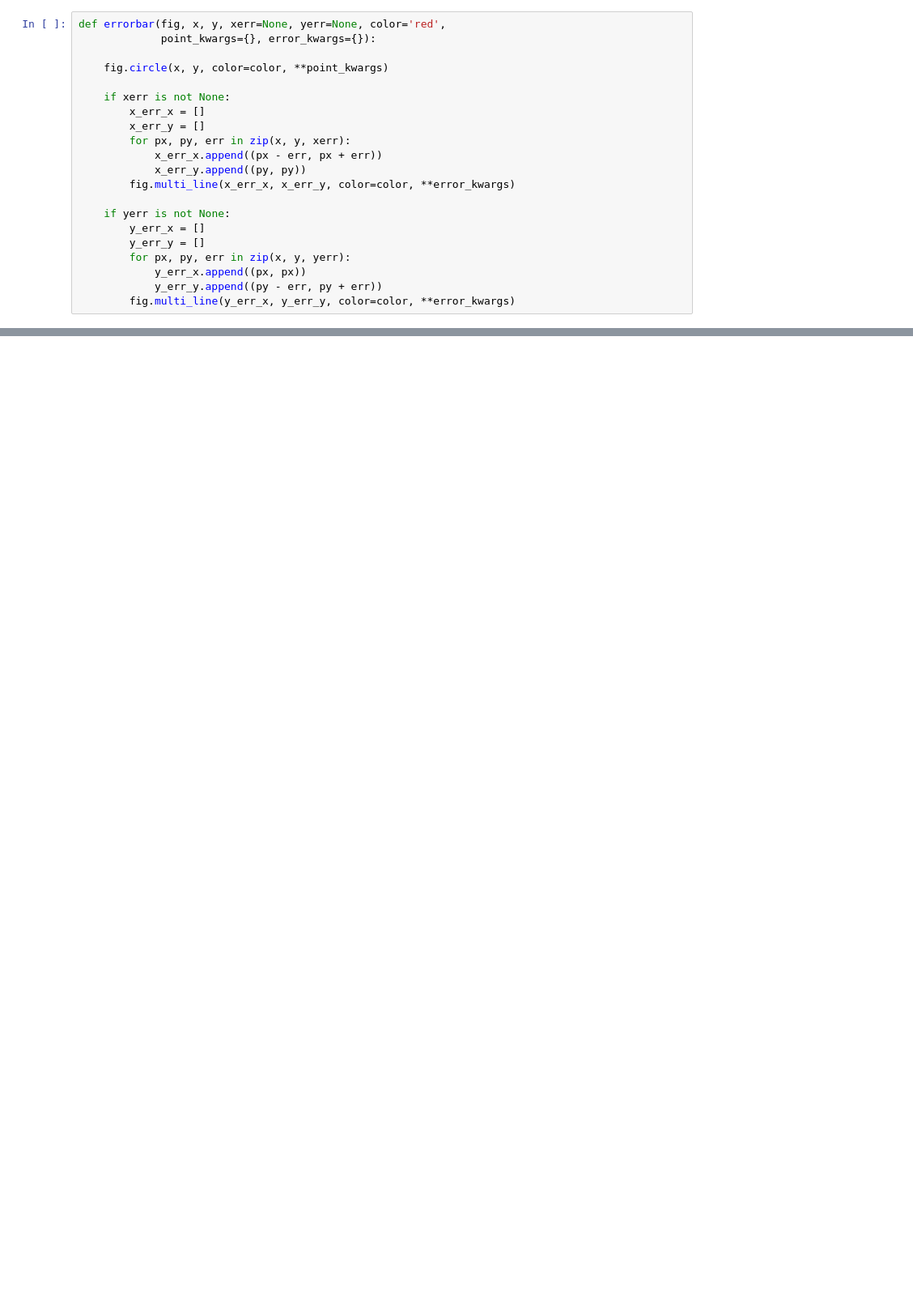
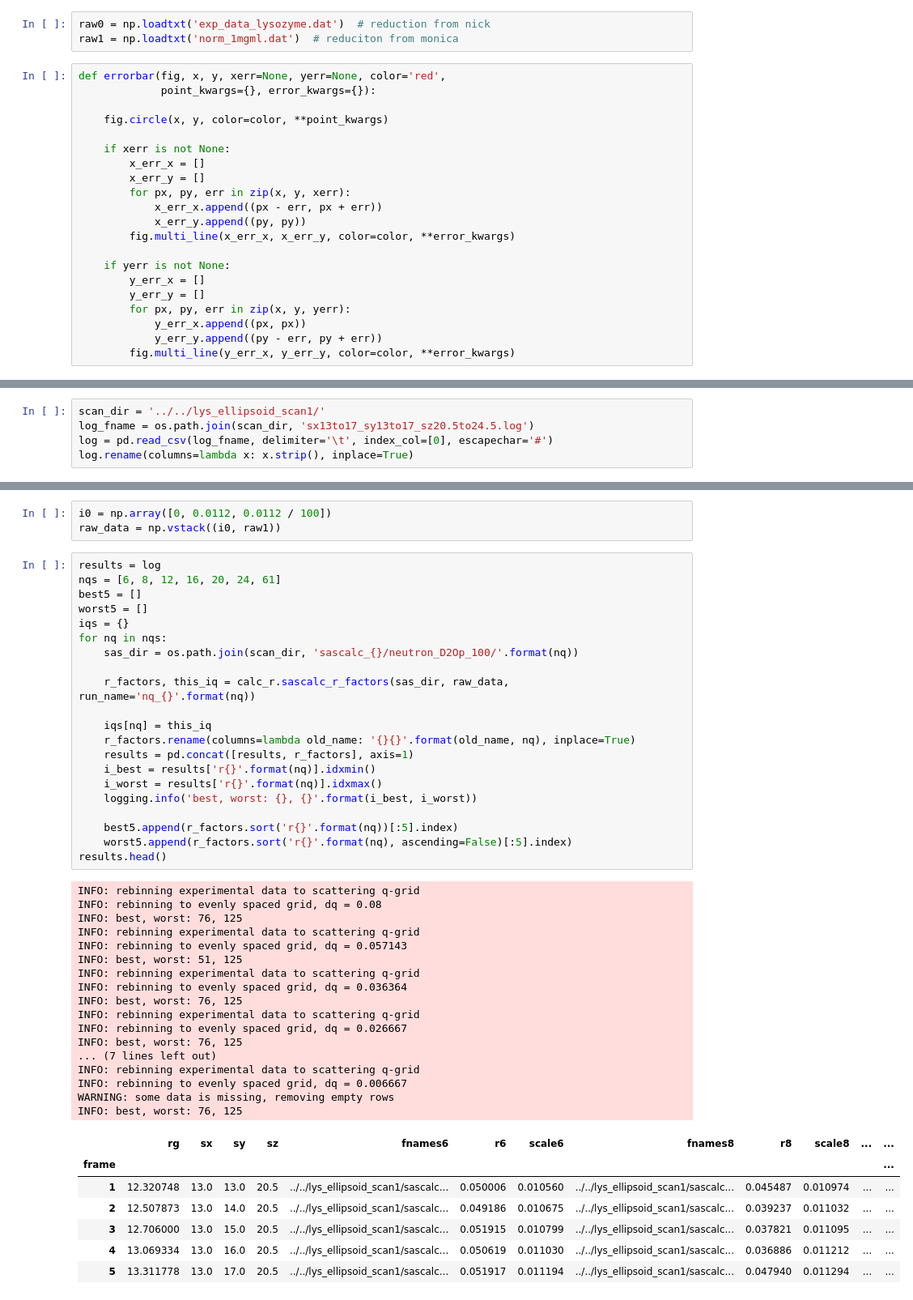
Before and after one commit to StevenCHowell/ellipsoid_simulations, a Jupyter notebook: sch_geometric_models/data/exp_lys/Rebin and Match Lysozyme Data.ipynb, the cells around one changed output, grey strips where cells are left out. Shown at 81% size. Cells and saved outputs as stored; diff of their text form; blank space fills up the shorter version.

Commit message:
rebin in the r-factor calculator

```diff
--- a/sch_geometric_models/data/exp_lys/Rebin and Match Lysozyme Data.ipynb
+++ b/sch_geometric_models/data/exp_lys/Rebin and Match Lysozyme Data.ipynb
@@ -19,3 +27,6 @@ raw = np.loadtxt('exp_data_lysozyme.dat')
+# %%
+raw0 = np.loadtxt('exp_data_lysozyme.dat')  # reduction from nick
+raw1 = np.loadtxt('norm_1mgml.dat')  # reduciton from monica
 # %%
 def errorbar(fig, x, y, xerr=None, yerr=None, color='red',
              point_kwargs={}, error_kwargs={}):
@@ -161,0 +134,5 @@ GlyphRenderer(id='86afac34-0a95-4bd7-b811-71117ea296ab', ...)
+# %%
+scan_dir = '../../lys_ellipsoid_scan1/'
+log_fname = os.path.join(scan_dir, 'sx13to17_sy13to17_sz20.5to24.5.log')
+log = pd.read_csv(log_fname, delimiter='\t', index_col=[0], escapechar='#')
+log.rename(columns=lambda x: x.strip(), inplace=True)
@@ -161,0 +149,49 @@ GlyphRenderer(id='86afac34-0a95-4bd7-b811-71117ea296ab', ...)
+# %%
+i0 = np.array([0, 0.0112, 0.0112 / 100])
+raw_data = np.vstack((i0, raw1))
+# %%
+results = log
+nqs = [6, 8, 12, 16, 20, 24, 61]
+best5 = []
+worst5 = []
+iqs = {}
+for nq in nqs:
+    sas_dir = os.path.join(scan_dir, 'sascalc_{}/neutron_D2Op_100/'.format(nq))
+
+    r_factors, this_iq = calc_r.sascalc_r_factors(sas_dir, raw_data, run_name='nq_{}'.format(nq))
+
+    iqs[nq] = this_iq
+    r_factors.rename(columns=lambda old_name: '{}{}'.format(old_name, nq), inplace=True)
+    results = pd.concat([results, r_factors], axis=1)
+    i_best = results['r{}'.format(nq)].idxmin()
+    i_worst = results['r{}'.format(nq)].idxmax()
+    logging.info('best, worst: {}, {}'.format(i_best, i_worst))
+
+    best5.append(r_factors.sort('r{}'.format(nq))[:5].index)
+    worst5.append(r_factors.sort('r{}'.format(nq), ascending=False)[:5].index)
+results.head()
+# %% [output]
+INFO: rebinning experimental data to scattering q-grid
+INFO: rebinning to evenly spaced grid, dq = 0.08
+INFO: best, worst: 76, 125
+INFO: rebinning experimental data to scattering q-grid
+INFO: rebinning to evenly spaced grid, dq = 0.057143
+INFO: best, worst: 51, 125
+INFO: rebinning experimental data to scattering q-grid
+INFO: rebinning to evenly spaced grid, dq = 0.036364
+INFO: best, worst: 76, 125
+INFO: rebinning experimental data to scattering q-grid
+INFO: rebinning to evenly spaced grid, dq = 0.026667
+INFO: best, worst: 76, 125
+... (7 lines left out)
+INFO: rebinning experimental data to scattering q-grid
+INFO: rebinning to evenly spaced grid, dq = 0.006667
+WARNING: some data is missing, removing empty rows
+INFO: best, worst: 76, 125
+|  | rg | sx | sy | sz | fnames6 | r6 | scale6 | fnames8 | r8 | scale8 | ... | ... |
+| frame |  |  |  |  |  |  |  |  |  |  |  | ... |
+| 1 | 12.320748 | 13.0 | 13.0 | 20.5 | ../../lys_ellipsoid_scan1/sascalc... | 0.050006 | 0.010560 | ../../lys_ellipsoid_scan1/sascalc... | 0.045487 | 0.010974 | ... | ... |
+| 2 | 12.507873 | 13.0 | 14.0 | 20.5 | ../../lys_ellipsoid_scan1/sascalc... | 0.049186 | 0.010675 | ../../lys_ellipsoid_scan1/sascalc... | 0.039237 | 0.011032 | ... | ... |
+| 3 | 12.706000 | 13.0 | 15.0 | 20.5 | ../../lys_ellipsoid_scan1/sascalc... | 0.051915 | 0.010799 | ../../lys_ellipsoid_scan1/sascalc... | 0.037821 | 0.011095 | ... | ... |
+| 4 | 13.069334 | 13.0 | 16.0 | 20.5 | ../../lys_ellipsoid_scan1/sascalc... | 0.050619 | 0.011030 | ../../lys_ellipsoid_scan1/sascalc... | 0.036886 | 0.011212 | ... | ... |
+| 5 | 13.311778 | 13.0 | 17.0 | 20.5 | ../../lys_ellipsoid_scan1/sascalc... | 0.051917 | 0.011194 | ../../lys_ellipsoid_scan1/sascalc... | 0.047940 | 0.011294 | ... | ... |
```
Also changed, not shown: parts of 28 cells of this notebook, 1 other file.
